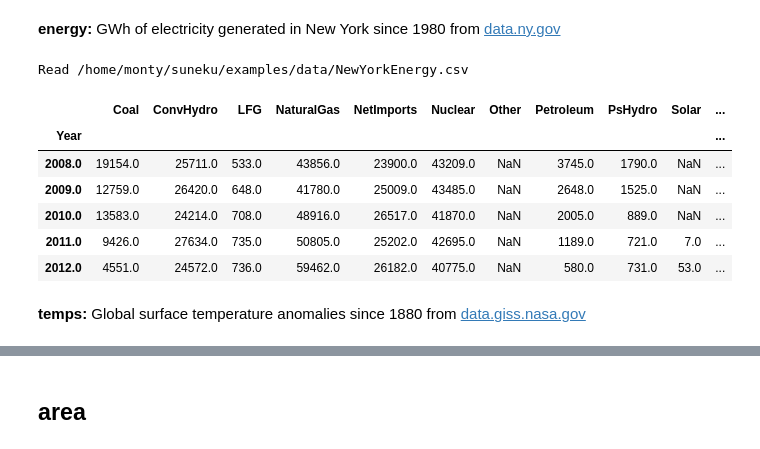
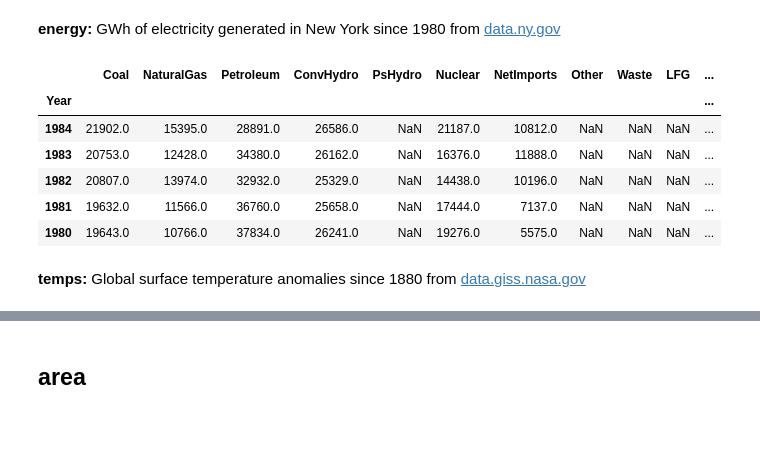
Before and after one commit to samkennerly/suneku, a Jupyter notebook: examples/plot.ipynb, the cells around one changed output, grey strips where cells are left out. Cells and saved outputs as stored; diff of their text form; code cells hidden in the pictures.

Commit message:
code and example notebook cleanup

```diff
--- a/examples/plot.ipynb
+++ b/examples/plot.ipynb
@@ -30,19 +23,20 @@ def read(path,index):
 GWh of electricity generated in New York since 1980 from
 [data.ny.gov](https://data.ny.gov/Energy-Environment/Electric-Generation-By-Fuel-Type-GWh-Beginning-196/h4gs-8qnu)
 # %%
-energy = read(ENERGY,'Year').drop(columns=['Total'])
+energy = ( read_csv(ENERGY,index_col='Year')
+        .drop(columns=['Total'])
+        .astype(float) )
+
 energy.tail()
 # %% [output]
-Read /home/monty/suneku/examples/data/NewYorkEnergy.csv
-|  | Coal | ConvHydro | LFG | NaturalGas | NetImports | Nuclear | Other | Petroleum | PsHydro | Solar | ... |
+|  | Coal | NaturalGas | Petroleum | ConvHydro | PsHydro | Nuclear | NetImports | Other | Waste | LFG | ... |
 | Year |  |  |  |  |  |  |  |  |  |  | ... |
-| 2008.0 | 19154.0 | 25711.0 | 533.0 | 43856.0 | 23900.0 | 43209.0 | NaN | 3745.0 | 1790.0 | NaN | ... |
-| 2009.0 | 12759.0 | 26420.0 | 648.0 | 41780.0 | 25009.0 | 43485.0 | NaN | 2648.0 | 1525.0 | NaN | ... |
-| 2010.0 | 13583.0 | 24214.0 | 708.0 | 48916.0 | 26517.0 | 41870.0 | NaN | 2005.0 | 889.0 | NaN | ... |
-| 2011.0 | 9426.0 | 27634.0 | 735.0 | 50805.0 | 25202.0 | 42695.0 | NaN | 1189.0 | 721.0 | 7.0 | ... |
-| 2012.0 | 4551.0 | 24572.0 | 736.0 | 59462.0 | 26182.0 | 40775.0 | NaN | 580.0 | 731.0 | 53.0 | ... |
+| 1984 | 21902.0 | 15395.0 | 28891.0 | 26586.0 | NaN | 21187.0 | 10812.0 | NaN | NaN | NaN | ... |
+| 1983 | 20753.0 | 12428.0 | 34380.0 | 26162.0 | NaN | 16376.0 | 11888.0 | NaN | NaN | NaN | ... |
+| 1982 | 20807.0 | 13974.0 | 32932.0 | 25329.0 | NaN | 14438.0 | 10196.0 | NaN | NaN | NaN | ... |
+| 1981 | 19632.0 | 11566.0 | 36760.0 | 25658.0 | NaN | 17444.0 | 7137.0 | NaN | NaN | NaN | ... |
+| 1980 | 19643.0 | 10766.0 | 37834.0 | 26241.0 | NaN | 19276.0 | 5575.0 | NaN | NaN | NaN | ... |
 # %% [markdown]
-**temps:**
-Global surface temperature anomalies since 1880 from
+**temps:** Global surface temperature anomalies since 1880 from
 [data.giss.nasa.gov](https://data.giss.nasa.gov/gistemp/)
 # %%
```
Also changed, not shown: parts of 10 cells of this notebook, 6 other files.
